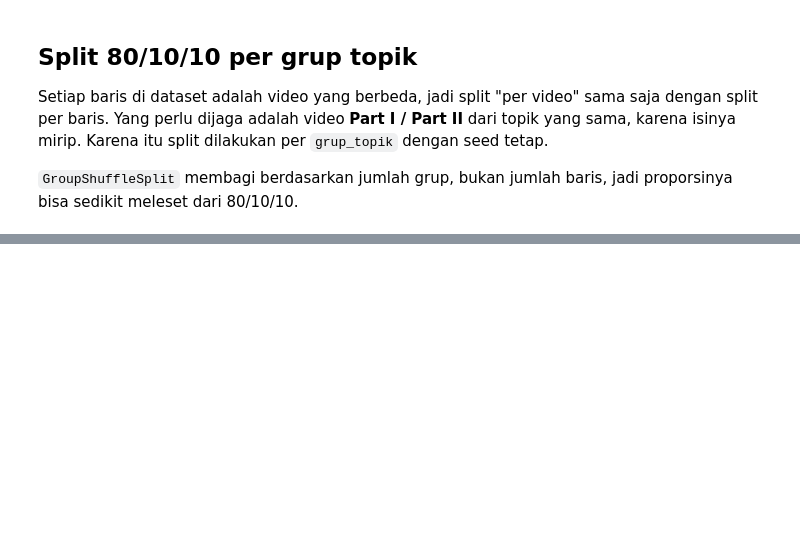
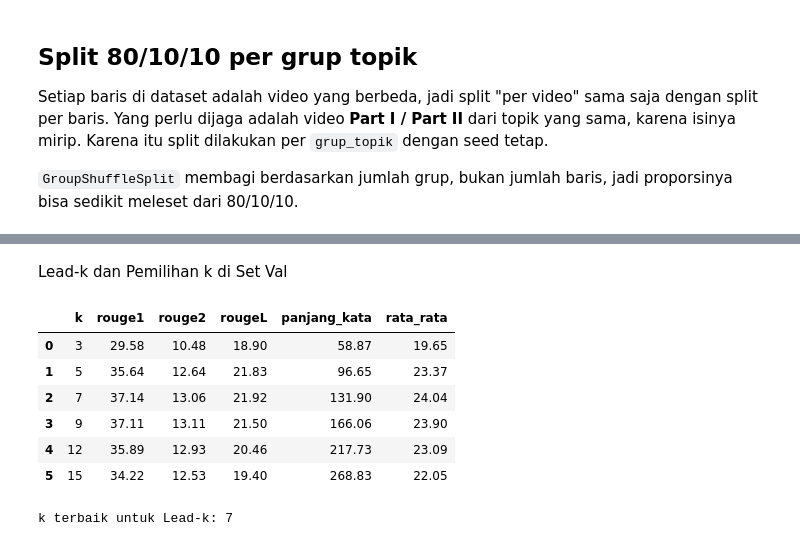
Before and after one commit to IRay3477/Pengembangan-Model-Deep-Learning-dan-Implementasi-API, a Jupyter notebook: Deep_Learning_Peringkasan_Otomatis_Video_Kuliah_Bahasa_Indonesia.ipynb, the cells around one changed output, grey strips where cells are left out. Drawn from its saved outputs; the diff is of its cells as text; code cells hidden in the pictures; blank space fills up the shorter version.

Commit message:
feat: add NLLB full translation, translation QC, and Lead-k & TextRank baselines

```diff
--- a/Deep_Learning_Peringkasan_Otomatis_Video_Kuliah_Bahasa_Indonesia.ipynb
+++ b/Deep_Learning_Peringkasan_Otomatis_Video_Kuliah_Bahasa_Indonesia.ipynb
@@ -621,0 +1069,7 @@ Tersimpan: /content/drive/MyDrive/DEEP_LEARNING_test/tahap2/data_clean_en.csv
+# %%
+data_clean_id = pd.read_csv(f'{output_tahap3}/data_clean_id.csv')
+data_val = data_clean_id[data_clean_id['split'] == 'val'].reset_index(drop=True)
+data_test = data_clean_id[data_clean_id['split'] == 'test'].reset_index(drop=True)
+
+print('Val :', len(data_val))
+print('Test:', len(data_test))
@@ -621,0 +1087,17 @@ Tersimpan: /content/drive/MyDrive/DEEP_LEARNING_test/tahap2/data_clean_en.csv
+# %%
+penilai_rouge = rouge_scorer.RougeScorer(['rouge1', 'rouge2', 'rougeL'], use_stemmer=False)
+
+def hitung_rouge(daftar_prediksi, daftar_referensi):
+    skor_per_sampel = [penilai_rouge.score(referensi, prediksi)
+                       for prediksi, referensi in zip(daftar_prediksi, daftar_referensi)]
+    return {
+        'rouge1': np.mean([skor['rouge1'].fmeasure for skor in skor_per_sampel]) * 100,
+        'rouge2': np.mean([skor['rouge2'].fmeasure for skor in skor_per_sampel]) * 100,
+        'rougeL': np.mean([skor['rougeL'].fmeasure for skor in skor_per_sampel]) * 100,
+        'panjang_kata': np.mean([len(str(prediksi).split()) for prediksi in daftar_prediksi]),
+    }
+
+# Uji kewajaran: referensi vs dirinya sendiri harus 100, referensi vs referensi video lain harus rendah
+referensi_val = data_val['ringkasan_id'].tolist()
+print('Referensi vs dirinya sendiri:', hitung_rouge(referensi_val, referensi_val))
+print('Referensi vs video lain     :', hitung_rouge(referensi_val[1:] + referensi_val[:1], referensi_val))
@@ -621,0 +1111,31 @@ Tersimpan: /content/drive/MyDrive/DEEP_LEARNING_test/tahap2/data_clean_en.csv
+# %% [markdown]
+Lead-k dan Pemilihan k di Set Val
+# %%
+def pecah_kalimat(teks):
+    return [kalimat for kalimat in re.split(r'(?<=[.!?])\s+', str(teks).strip()) if kalimat]
+
+def ringkas_lead_k(teks, k):
+    return ' '.join(pecah_kalimat(teks)[:k])
+
+kandidat_k = [3, 5, 7, 9, 12, 15]
+
+hasil_pemilihan_lead = []
+for k in kandidat_k:
+    prediksi_val = [ringkas_lead_k(teks, k) for teks in data_val['transkrip_id']]
+    hasil_pemilihan_lead.append({'k': k, **hitung_rouge(prediksi_val, referensi_val)})
+
+tabel_lead = pd.DataFrame(hasil_pemilihan_lead)
+tabel_lead['rata_rata'] = tabel_lead[['rouge1', 'rouge2', 'rougeL']].mean(axis=1)
+display(tabel_lead.round(2))
+
+k_lead = int(tabel_lead.loc[tabel_lead['rata_rata'].idxmax(), 'k'])
+print('k terbaik untuk Lead-k:', k_lead)
+# %% [output]
+|  | k | rouge1 | rouge2 | rougeL | panjang_kata | rata_rata |
+| 0 | 3 | 29.58 | 10.48 | 18.90 | 58.87 | 19.65 |
+| 1 | 5 | 35.64 | 12.64 | 21.83 | 96.65 | 23.37 |
+| 2 | 7 | 37.14 | 13.06 | 21.92 | 131.90 | 24.04 |
+| 3 | 9 | 37.11 | 13.11 | 21.50 | 166.06 | 23.90 |
+| 4 | 12 | 35.89 | 12.93 | 20.46 | 217.73 | 23.09 |
+| 5 | 15 | 34.22 | 12.53 | 19.40 | 268.83 | 22.05 |
+k terbaik untuk Lead-k: 7
```
Also changed, not shown: parts of 42 cells of this notebook.
